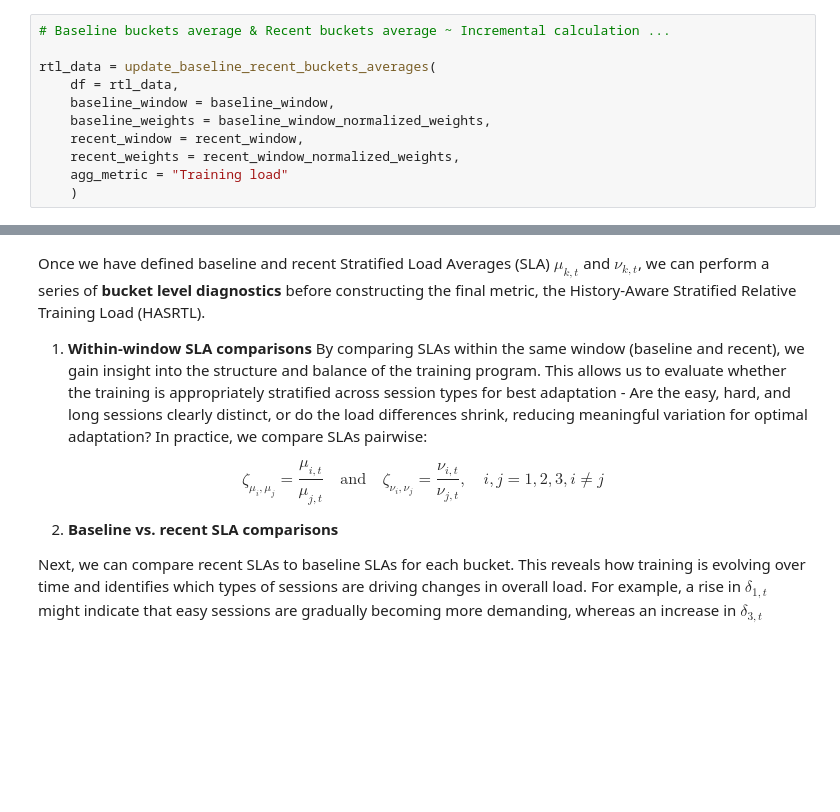
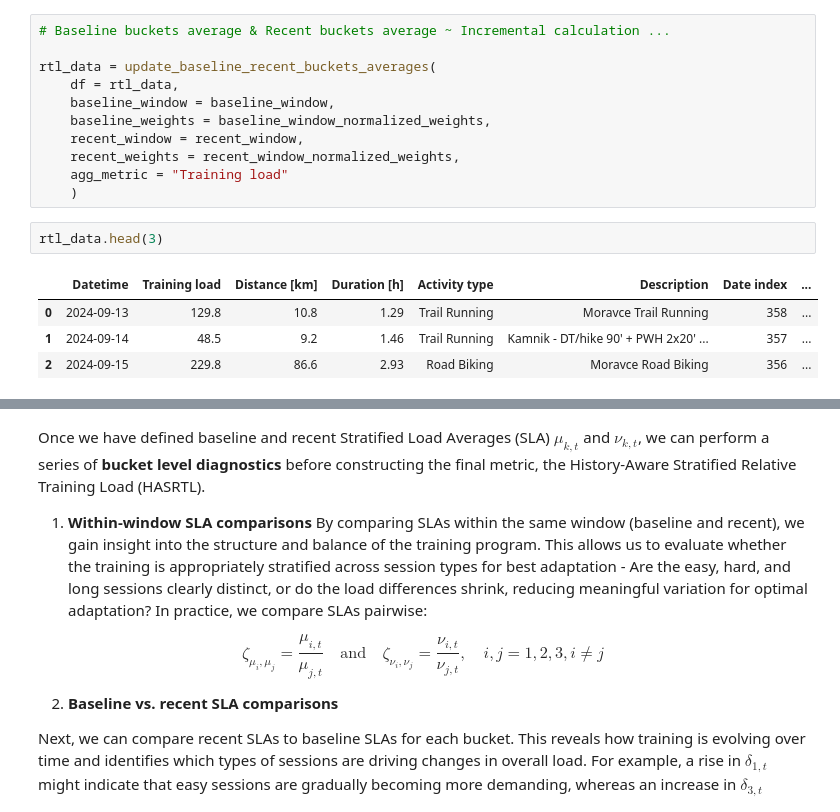
Before and after one commit to 1312Bravo/TrainingPeaks_customLog, a Jupyter notebook: analysis/relative_training_load/development.ipynb, the cells around one changed output, grey strips where cells are left out. Cells and saved outputs as stored; diff of their text form; blank space fills up the shorter version.

```diff
--- a/analysis/relative_training_load/development.ipynb
+++ b/analysis/relative_training_load/development.ipynb
@@ -573,3 +575,10 @@ rtl_data = update_baseline_recent_buckets_averages(
     recent_weights = recent_window_normalized_weights,
     agg_metric = "Training load"
     )
+# %%
+rtl_data.head(3)
+# %% [output]
+|  | Datetime | Training load | Distance [km] | Duration [h] | Activity type | Description | Date index | ... |
+| 0 | 2024-09-13 | 129.8 | 10.8 | 1.29 | Trail Running | Moravce Trail Running | 358 | ... |
+| 1 | 2024-09-14 | 48.5 | 9.2 | 1.46 | Trail Running | Kamnik - DT/hike 90' + PWH 2x20' ... | 357 | ... |
+| 2 | 2024-09-15 | 229.8 | 86.6 | 2.93 | Road Biking | Moravce Road Biking | 356 | ... |
```
Also changed, not shown: parts of 6 cells of this notebook.
